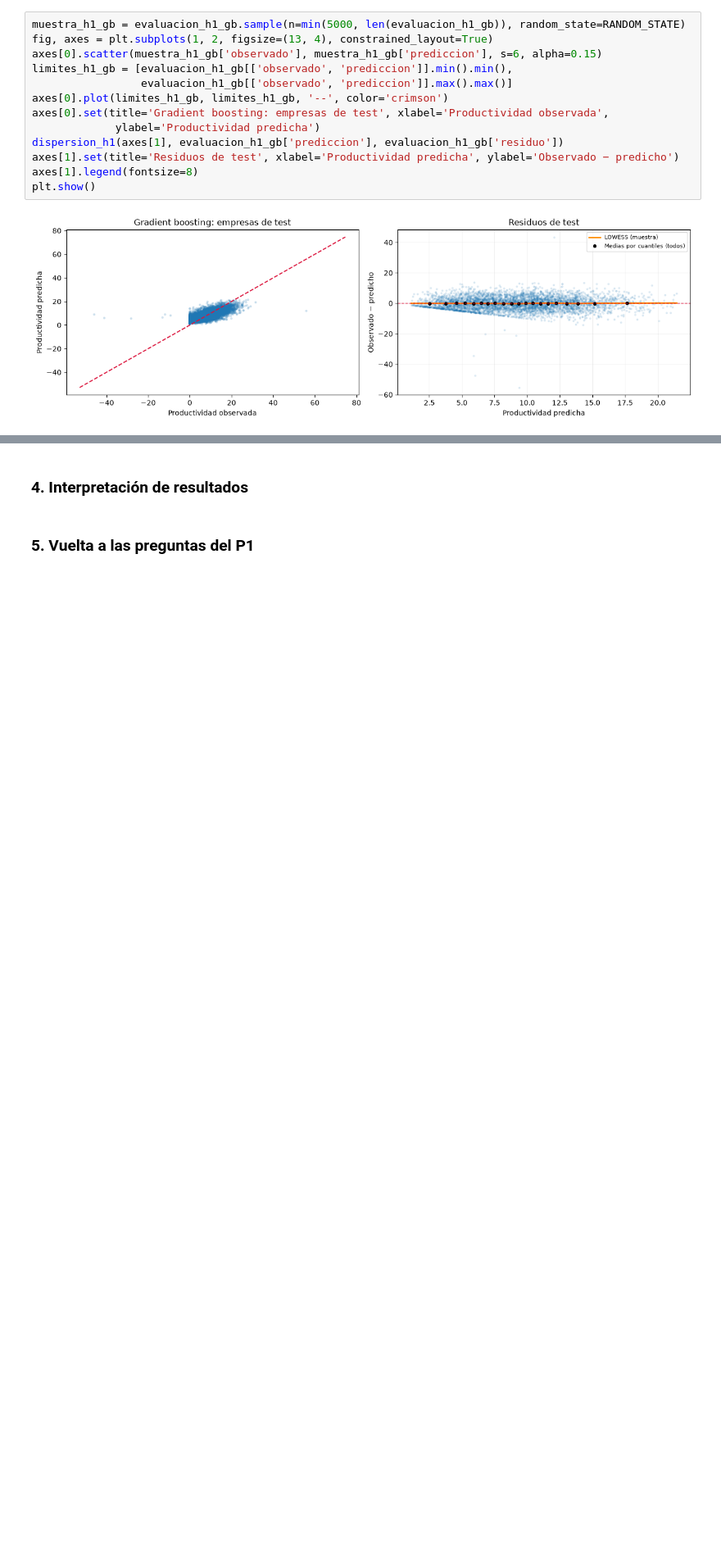
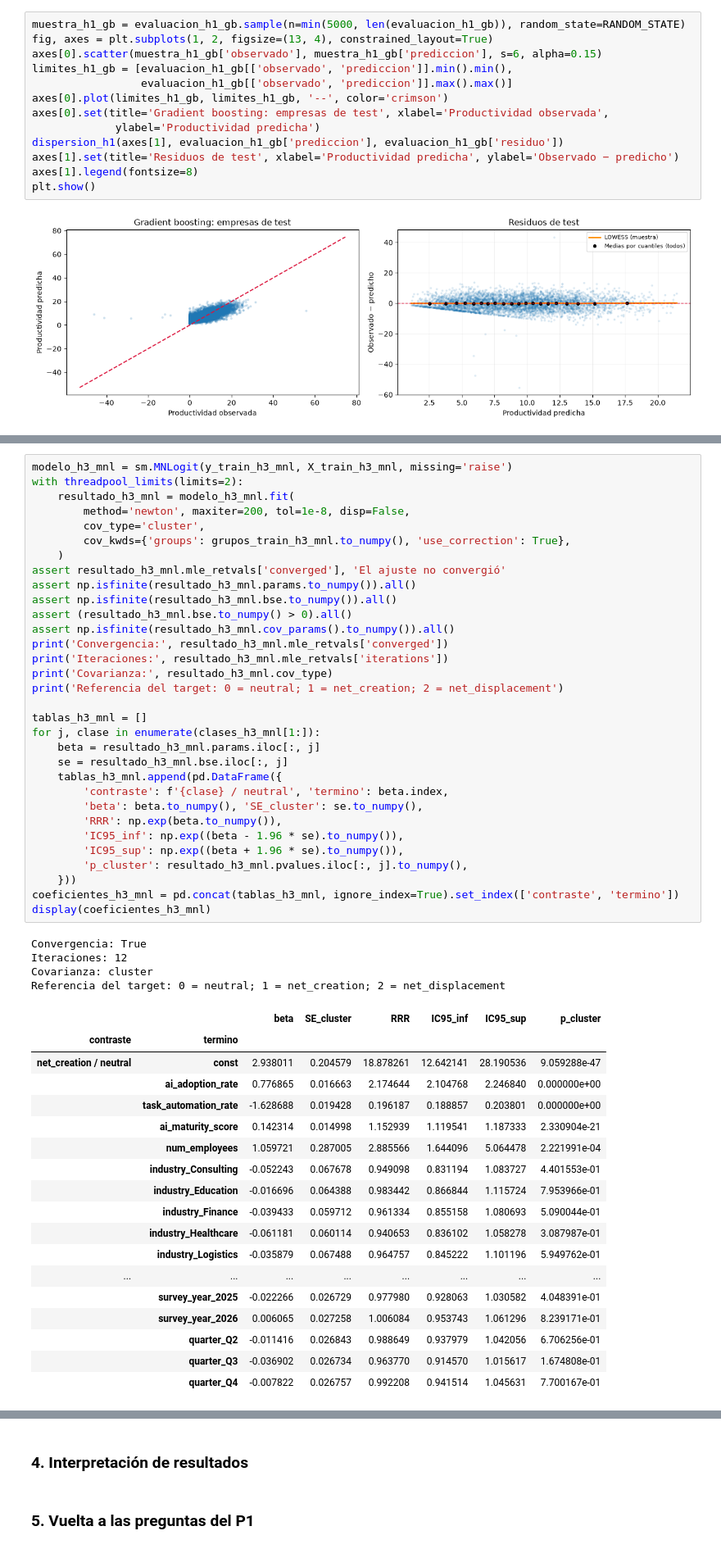
Before and after one commit to Ericsig/DiploDatos, a Jupyter notebook: notebook/modelado.ipynb, the cells around one changed output, grey strips where cells are left out. Shown at 82% size. Drawn from its saved outputs; the diff is of its cells as text; blank space fills up the shorter version.

```diff
--- a/notebook/modelado.ipynb
+++ b/notebook/modelado.ipynb
@@ -1113,0 +1262,55 @@ La evaluación corresponde a empresas nuevas en períodos representados por trai
+# %%
+modelo_h3_mnl = sm.MNLogit(y_train_h3_mnl, X_train_h3_mnl, missing='raise')
+with threadpool_limits(limits=2):
+    resultado_h3_mnl = modelo_h3_mnl.fit(
+        method='newton', maxiter=200, tol=1e-8, disp=False,
+        cov_type='cluster',
+        cov_kwds={'groups': grupos_train_h3_mnl.to_numpy(), 'use_correction': True},
+    )
+assert resultado_h3_mnl.mle_retvals['converged'], 'El ajuste no convergió'
+assert np.isfinite(resultado_h3_mnl.params.to_numpy()).all()
+assert np.isfinite(resultado_h3_mnl.bse.to_numpy()).all()
+assert (resultado_h3_mnl.bse.to_numpy() > 0).all()
+assert np.isfinite(resultado_h3_mnl.cov_params().to_numpy()).all()
+print('Convergencia:', resultado_h3_mnl.mle_retvals['converged'])
+print('Iteraciones:', resultado_h3_mnl.mle_retvals['iterations'])
+print('Covarianza:', resultado_h3_mnl.cov_type)
+print('Referencia del target: 0 = neutral; 1 = net_creation; 2 = net_displacement')
+
+tablas_h3_mnl = []
+for j, clase in enumerate(clases_h3_mnl[1:]):
+    beta = resultado_h3_mnl.params.iloc[:, j]
+    se = resultado_h3_mnl.bse.iloc[:, j]
+    tablas_h3_mnl.append(pd.DataFrame({
+        'contraste': f'{clase} / neutral', 'termino': beta.index,
+        'beta': beta.to_numpy(), 'SE_cluster': se.to_numpy(),
+        'RRR': np.exp(beta.to_numpy()),
+        'IC95_inf': np.exp((beta - 1.96 * se).to_numpy()),
+        'IC95_sup': np.exp((beta + 1.96 * se).to_numpy()),
+        'p_cluster': resultado_h3_mnl.pvalues.iloc[:, j].to_numpy(),
+    }))
+coeficientes_h3_mnl = pd.concat(tablas_h3_mnl, ignore_index=True).set_index(['contraste', 'termino'])
+display(coeficientes_h3_mnl)
+# %% [output]
+Convergencia: True
+Iteraciones: 12
+Covarianza: cluster
+Referencia del target: 0 = neutral; 1 = net_creation; 2 = net_displacement
+|  |  | beta | SE_cluster | RRR | IC95_inf | IC95_sup | p_cluster |
+| contraste | termino |  |  |  |  |  |  |
+| net_creation / neutral | const | 2.938011 | 0.204579 | 18.878261 | 12.642141 | 28.190536 | 9.059288e-47 |
+|  | ai_adoption_rate | 0.776865 | 0.016663 | 2.174644 | 2.104768 | 2.246840 | 0.000000e+00 |
+|  | task_automation_rate | -1.628688 | 0.019428 | 0.196187 | 0.188857 | 0.203801 | 0.000000e+00 |
+|  | ai_maturity_score | 0.142314 | 0.014998 | 1.152939 | 1.119541 | 1.187333 | 2.330904e-21 |
+|  | num_employees | 1.059721 | 0.287005 | 2.885566 | 1.644096 | 5.064478 | 2.221991e-04 |
+|  | industry_Consulting | -0.052243 | 0.067678 | 0.949098 | 0.831194 | 1.083727 | 4.401553e-01 |
+|  | industry_Education | -0.016696 | 0.064388 | 0.983442 | 0.866844 | 1.115724 | 7.953966e-01 |
+|  | industry_Finance | -0.039433 | 0.059712 | 0.961334 | 0.855158 | 1.080693 | 5.090044e-01 |
+|  | industry_Healthcare | -0.061181 | 0.060114 | 0.940653 | 0.836102 | 1.058278 | 3.087987e-01 |
+|  | industry_Logistics | -0.035879 | 0.067488 | 0.964757 | 0.845222 | 1.101196 | 5.949762e-01 |
+| ... | ... | ... | ... | ... | ... | ... | ... |
+|  | survey_year_2025 | -0.022266 | 0.026729 | 0.977980 | 0.928063 | 1.030582 | 4.048391e-01 |
+|  | survey_year_2026 | 0.006065 | 0.027258 | 1.006084 | 0.953743 | 1.061296 | 8.239171e-01 |
+|  | quarter_Q2 | -0.011416 | 0.026843 | 0.988649 | 0.937979 | 1.042056 | 6.706256e-01 |
+|  | quarter_Q3 | -0.036902 | 0.026734 | 0.963770 | 0.914570 | 1.015617 | 1.674808e-01 |
+|  | quarter_Q4 | -0.007822 | 0.026757 | 0.992208 | 0.941514 | 1.045631 | 7.700167e-01 |
```
Also changed, not shown: parts of 44 cells of this notebook.
